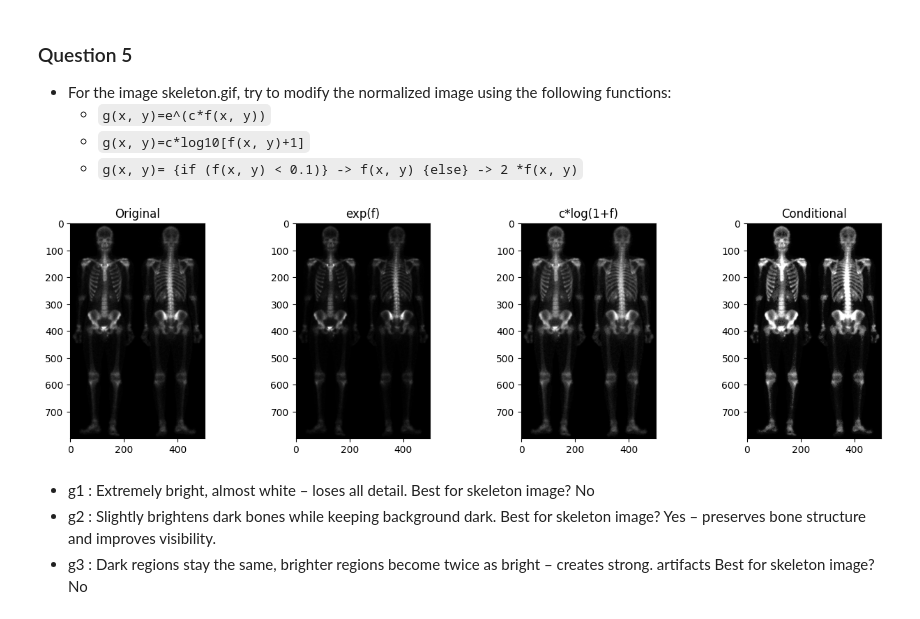
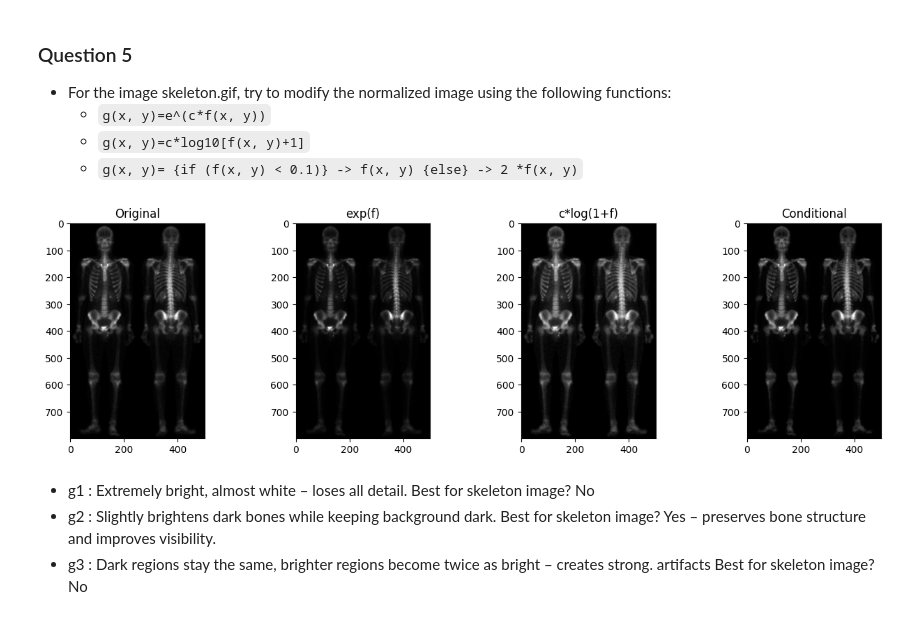
Before and after one commit to SaeedMPro/image-processing, a Jupyter notebook: assignment-1/assignment-1.ipynb, the cells around one changed output. Saved outputs shown, nothing was run; the diff lists cells and outputs as text; code cells hidden in the pictures.

```diff
--- a/assignment-1/assignment-1.ipynb
+++ b/assignment-1/assignment-1.ipynb
@@ -444,42 +446,42 @@ c = 1.0 / np.log(1 + np.max(f))
 g2 = c * np.log(1 + f)
 
 # 3) conditional
-g3 = np.where(f < 0.1, f, 2*f)
-g3 = np.clip(g3, 0, 1)
+g3_raw = np.where(f < 0.1, f, 2 * f)
+g3 = (g3_raw - g3_raw.min()) / (g3_raw.max() - g3_raw.min())
 
 # Show results
 plt.figure(figsize=(16,4))
 
 plt.subplot(1,4,1)
 plt.imshow(img, cmap='gray')
 plt.title('Original')
 
 plt.subplot(1,4,2)
 plt.imshow(g1, cmap='gray')
 plt.title('exp(f)')
 
 plt.subplot(1,4,3)
 plt.imshow(g2, cmap='gray')
 plt.title('c*log(1+f)')
 
 plt.subplot(1,4,4)
 plt.imshow(g3, cmap='gray')
 plt.title('Conditional')
 
 plt.show()
 
 # optional : show image with cv2
 cv2.imshow("Original", img)
 cv2.waitKey(0)
 cv2.imshow("exp(f)", g1)
 cv2.waitKey(0)
 cv2.imshow("c*log(1+f)", g2)
 cv2.waitKey(0)
 cv2.imshow("Conditional", g3)
 cv2.waitKey(0)
 cv2.destroyAllWindows()
 # %% [output]
-[figure, old version]
+[figure, new version]
 # %% [markdown]
 + g1 : Extremely bright, almost white – loses all detail. Best for skeleton image? No
 + g2 : Slightly brightens dark bones while keeping background dark. Best for skeleton image? Yes – preserves bone structure and improves visibility.
```
Also changed, not shown: parts of 1 cell of this notebook.
